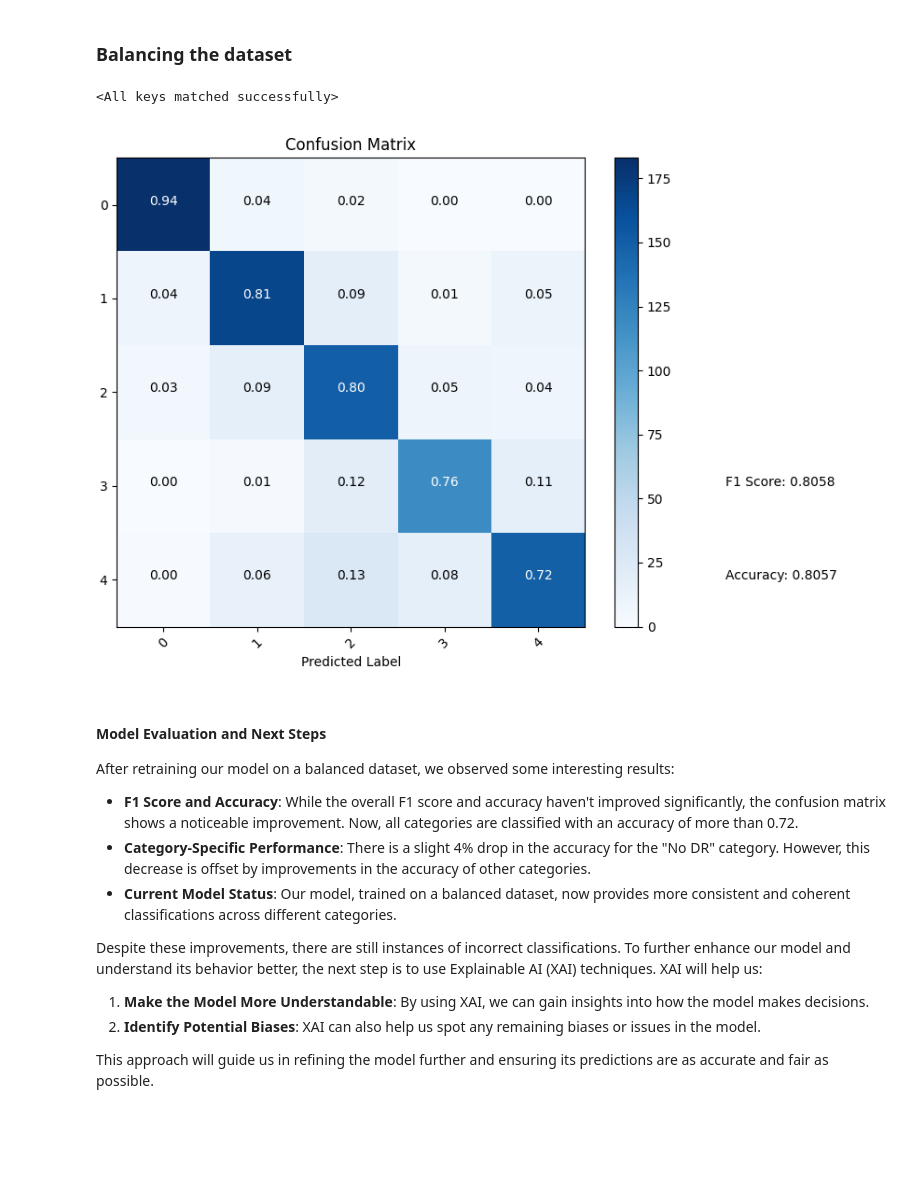
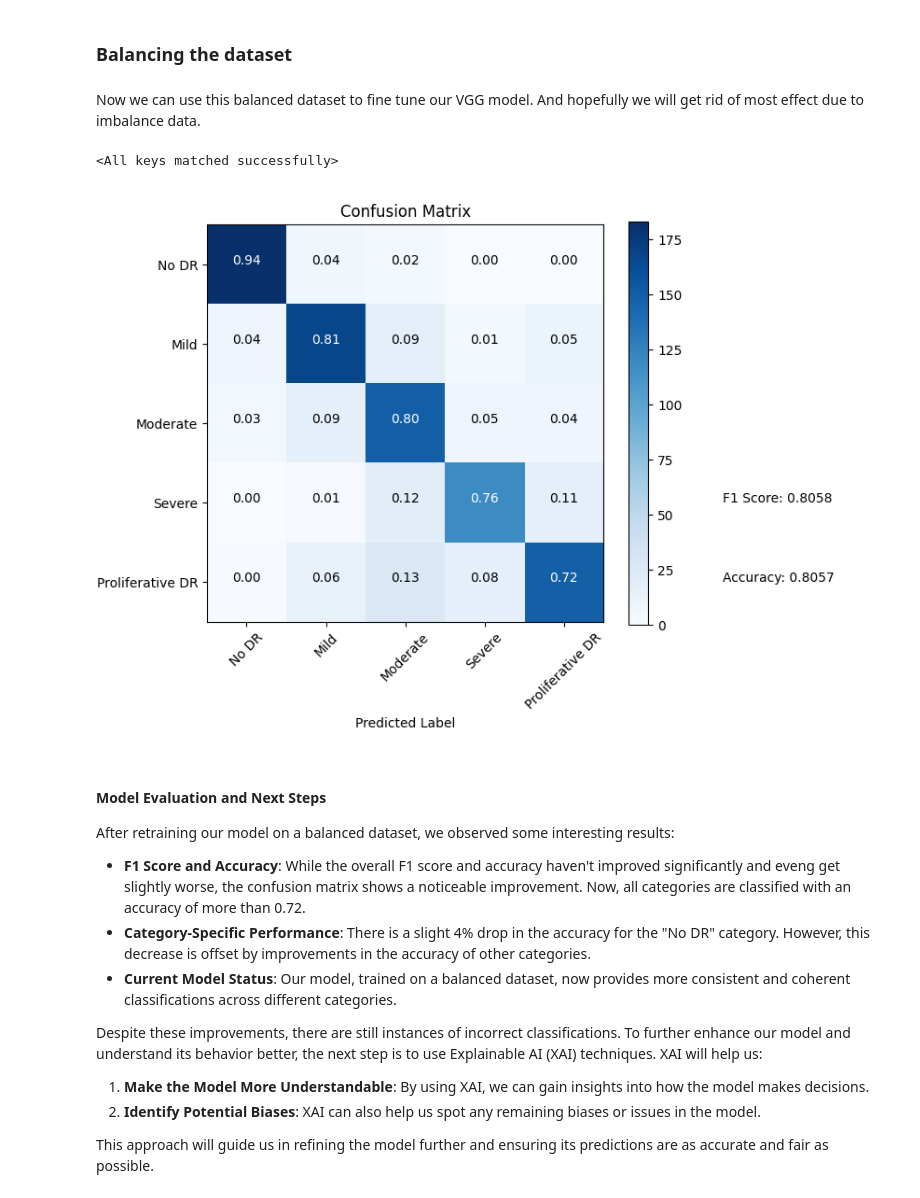
Before and after one commit to HES-XPLAIN/notebooks, a Jupyter notebook: use_case_aptos/use_case_aptos.ipynb, the cells around one changed output. Drawn from its saved outputs; the diff is of its cells as text; code cells hidden in the pictures; blank space fills up the shorter version.

```diff
--- a/use_case_aptos/use_case_aptos.ipynb
+++ b/use_case_aptos/use_case_aptos.ipynb
@@ -249,5 +253,7 @@ img
 [figure]
 # %% [markdown]
 ### Balancing the dataset
+# %% [markdown]
+Now we can use this balanced dataset to fine tune our VGG model. And hopefully we will get rid of most effect due to imbalance data.
 # %%
 model_balanced = VGGAptos()
@@ -256,16 +262,16 @@ model.load_state_dict(torch.load('./models_weight/VGGAptos_augmented.pth'))
 <All keys matched successfully>
 # %%
 # Open and display the image
-img = Image.open('plots/VGGAptos_augmented.png')
+img = Image.open('plots/confusion_matrixVGG_augmented_1908_v2.png')
 img
 # %% [output]
-[figure, old version]
+[figure, new version]
 # %% [markdown]
 #### Model Evaluation and Next Steps
 
 After retraining our model on a balanced dataset, we observed some interesting results:
 
-- **F1 Score and Accuracy**: While the overall F1 score and accuracy haven't improved significantly, the confusion matrix shows a noticeable improvement. Now, all categories are classified with an accuracy of more than 0.72.
+- **F1 Score and Accuracy**: While the overall F1 score and accuracy haven't improved significantly and eveng get slightly worse, the confusion matrix shows a noticeable improvement. Now, all categories are classified with an accuracy of more than 0.72.
 - **Category-Specific Performance**: There is a slight 4% drop in the accuracy for the "No DR" category. However, this decrease is offset by improvements in the accuracy of other categories.
 - **Current Model Status**: Our model, trained on a balanced dataset, now provides more consistent and coherent classifications across different categories.
 
```
Also changed, not shown: parts of 7 cells of this notebook, 2 other files.
